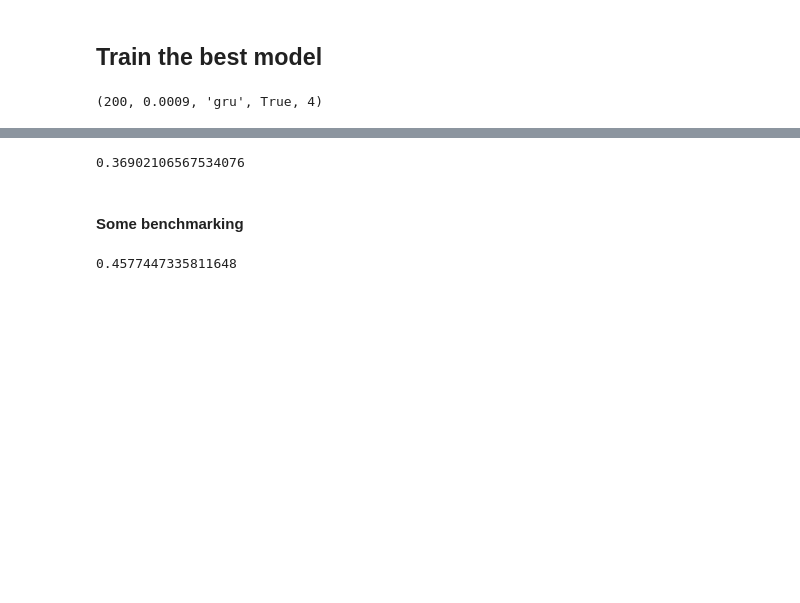
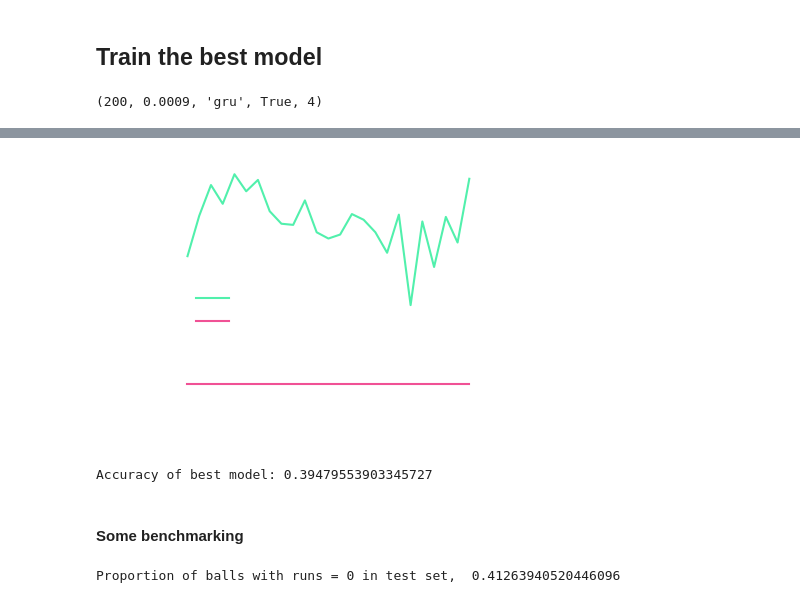
Before and after one commit to arkr01/Deep-Learning-Group-Project, a Jupyter notebook: Model_and_testing.ipynb, the cells around one changed output, grey strips where cells are left out. Saved outputs shown, nothing was run; the diff lists cells and outputs as text; code cells hidden in the pictures; blank space fills up the shorter version.

```diff
--- a/Model_and_testing.ipynb
+++ b/Model_and_testing.ipynb
@@ -765,11 +739,11 @@ lr = 0.0009
 mtype = 'gru'
 use_pitch = True
 n_layers = 4
-num_epochs = 1000
+num_epochs = 500
 
 
-best_model = HPTrainingRun(x_dat=x_data_train, y_dat=y_data_train, hidden_dim_size=n_hidden, learning_rate=lr,
+best_model,model_acc = HPTrainingRun(x_dat=x_data_train, y_dat=y_data_train, hidden_dim_size=n_hidden, learning_rate=lr,
                                            num_layers = n_layers,
                                            model_type=mtype, use_pitch_data=use_pitch, optimizer_Adam=True, n_epochs = num_epochs,
-                          suppress_output = False)
+                          suppress_output = False,periodically_test_acc = True)
 # %% [output]
@@ -795,4 +767,35 @@ acc = TestAccuracy(best_model)
-# %%
-acc
-# %% [output]
-0.36902106567534076
+# %%
+#Plot accuracies:
+model_acc
+ep = list(model_acc.keys())
+accs = []
+benchmark_accs = []
+for e in ep:
+    accs.append(model_acc[e])
+    benchmark_accs.append(bench_acc)
+import matplotlib.pyplot as plt
+plt.rcParams.update({'font.size': 12})
+fig1 = plt.figure(1)
+fig1.set_figheight(3)
+fig1.set_figwidth(4)
+ax = plt.axes()
+
+plt.rcParams['text.color'] = 'white'
+plt.rcParams['axes.labelcolor'] = 'white'
+plt.rcParams['xtick.color'] = 'white'
+plt.rcParams['ytick.color'] = 'white'
+
+ax.spines['bottom'].set_color('white')
+ax.spines['left'].set_color('white')
+
+ax.spines['top'].set_visible(False)
+ax.spines['right'].set_visible(False)
+plt.plot(ep,accs,c="#51f0ac",label="GRU")
+plt.plot(ep,benchmark_accs,c="#f05195",label="Naive bench.")
+plt.xlabel("Epoch")
+plt.ylabel("Test Set Accuracy")
+plt.legend(loc=(0.05,0.25),frameon=False)
+
+plt.savefig("graph2",transparent=True,bbox_inches = "tight")
+# %% [output]
+[figure, added]
@@ -799,3 +805,7 @@ acc
+# %%
+print("Accuracy of best model:", acc)
+# %% [output]
+Accuracy of best model: 0.39479553903345727
 # %% [markdown]
 #### Some benchmarking
 # %%
@@ -809,8 +819,8 @@ for a in y_data_labels:
     if (a == 0):
         count += 1
     total+=1
-count/total
+print("Proportion of balls with runs = 0 in test set, ", count/total)
 # %% [output]
-0.4577447335811648
+Proportion of balls with runs = 0 in test set,  0.41263940520446096
 # %%
 #Construct a very naive proportion based model and test (not finished):s
```
Also changed, not shown: parts of 14 cells of this notebook.
